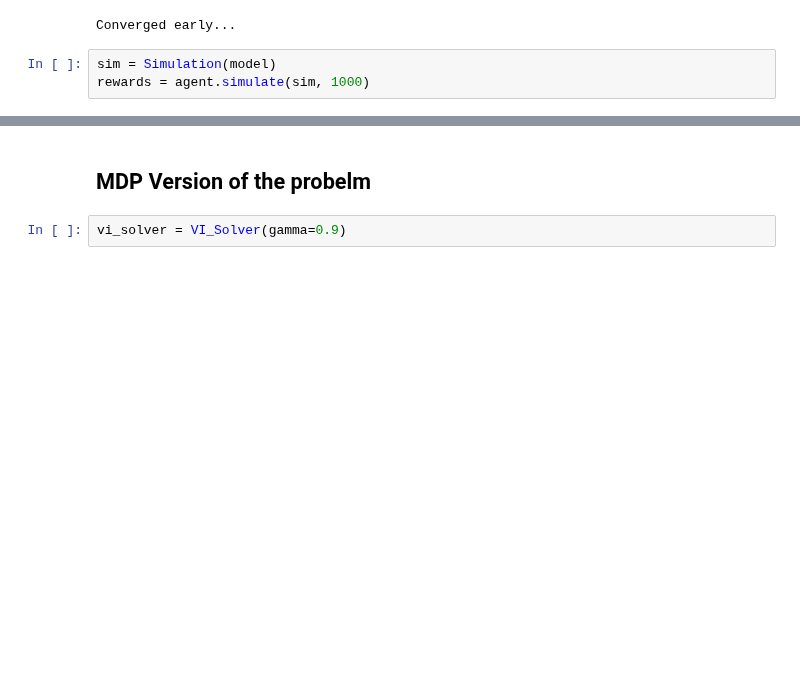
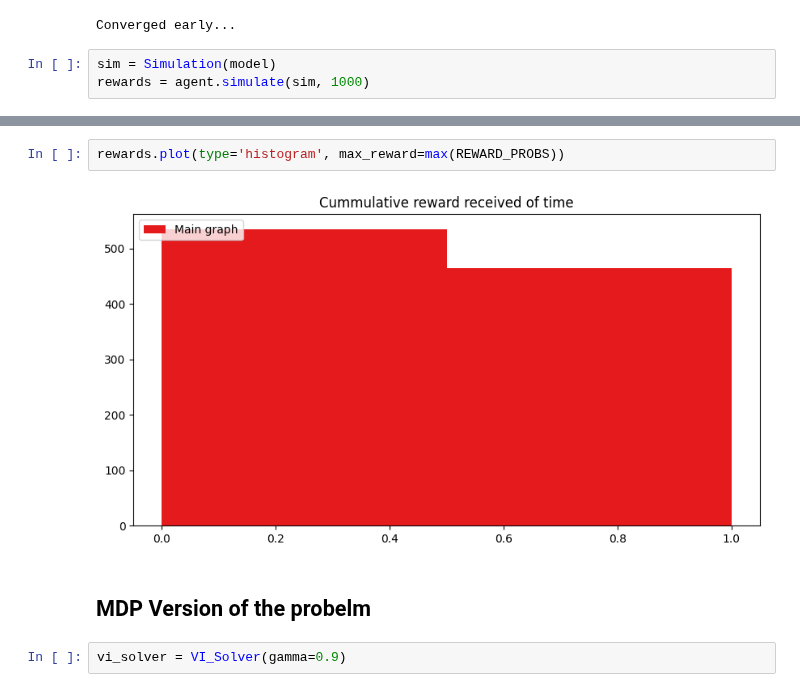
Before and after one commit to PimLb/POMDP_PBVI_Exploration, a Jupyter notebook: Experiments/2S_2A_Symmetrical.ipynb, the cells around one changed output, grey strips where cells are left out. Drawn from its saved outputs; the diff is of its cells as text; blank space fills up the shorter version.

```diff
--- a/Experiments/2S_2A_Symmetrical.ipynb
+++ b/Experiments/2S_2A_Symmetrical.ipynb
@@ -137,3 +136,7 @@ rewards.plot_moving_average(max_reward=max(REWARD_PROBS))
+# %%
+rewards.plot(type='histogram', max_reward=max(REWARD_PROBS))
+# %% [output]
+[figure, added]
 # %% [markdown]
 ## MDP Version of the probelm
 # %%
```
Also changed, not shown: parts of 8 cells of this notebook, 4 other files.
